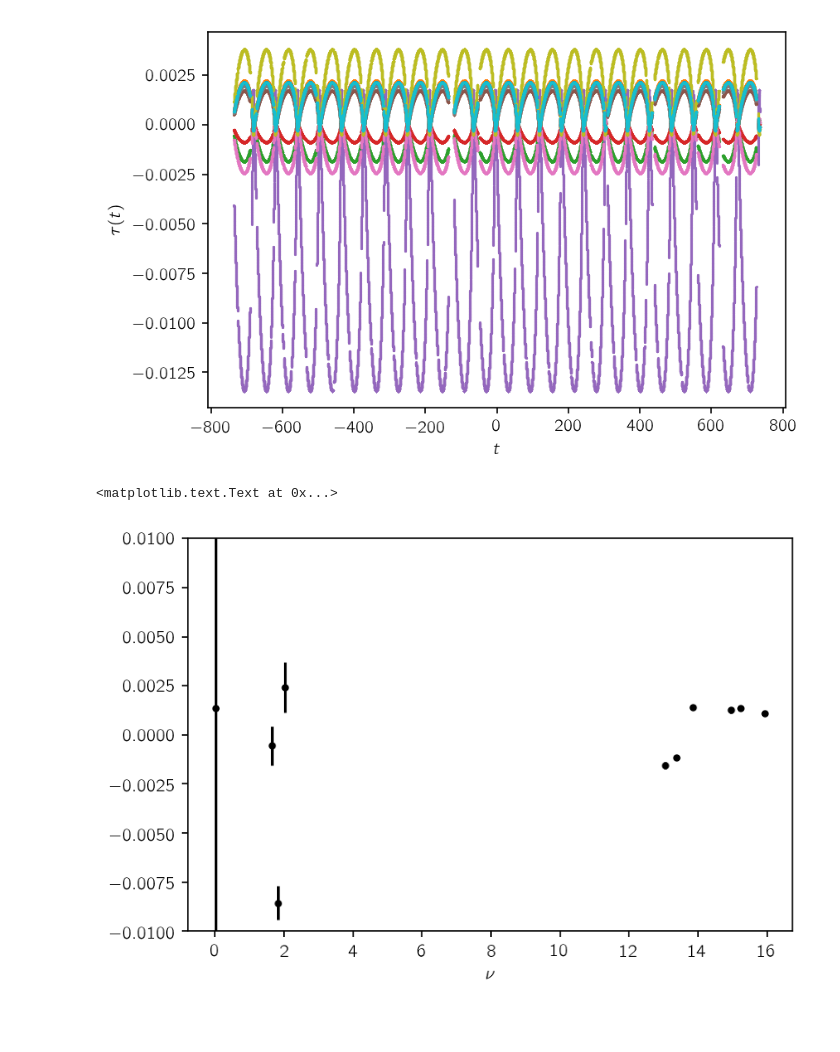
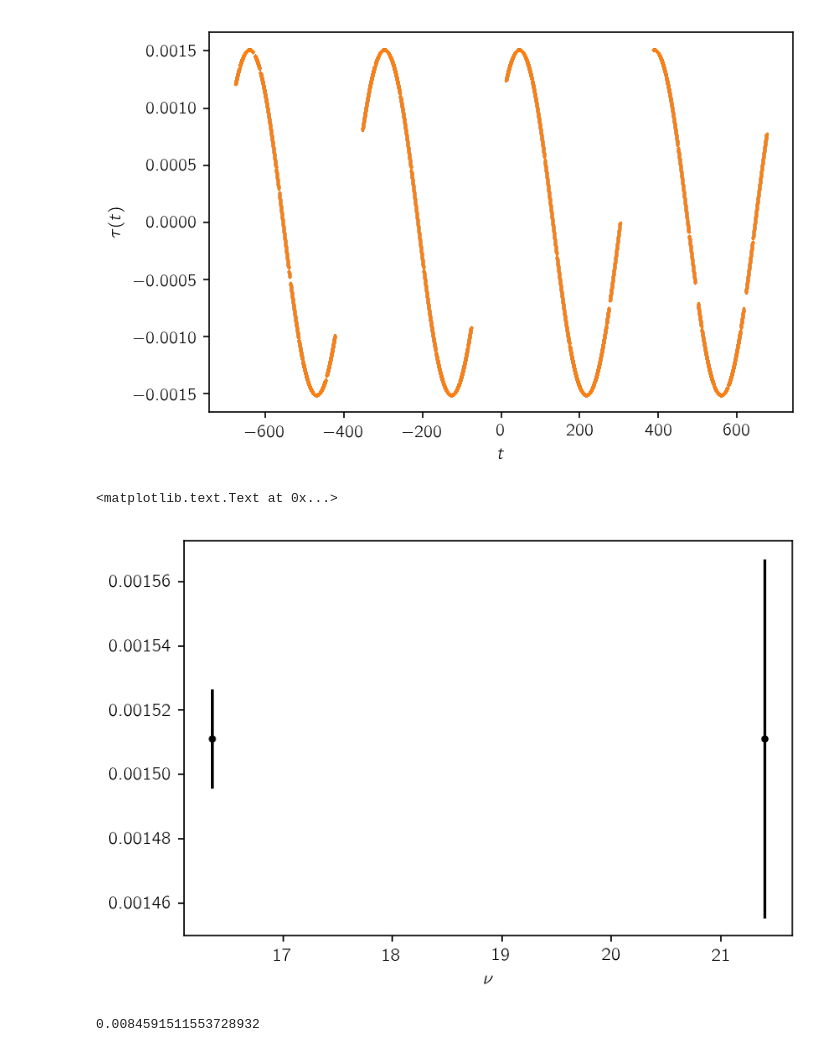
Before and after one commit to SimonJMurphy/maelstrom, a Jupyter notebook: new_demo.ipynb, the cells around one changed output. Cells and saved outputs as stored; diff of their text form; code cells hidden in the pictures; blank space fills up the shorter version.

```diff
--- a/new_demo.ipynb
+++ b/new_demo.ipynb
@@ -12,7 +13,8 @@ import matplotlib.pyplot as plt
 
 from maelstrom.maelstrom import Maelstrom
 # %%
-kicid = 6862920
+# kicid = 6862920
+kicid = 11754974
 
 data = np.loadtxt("data/kic{0}_lc.txt".format(kicid))
 fulltimes = data[:, 0] # days
@@ -35,3 +37,13 @@ tp = orb_params["t_p"] - tmid
 e = orb_params["e"]
 varpi = orb_params["varpi"]
 a1d = a1/86400.0
+# %%
+tmax = times.max()
+tmin = times.min()
+dt = np.median(np.diff(times))
+df = 1.0 / (tmax - tmin)
+ny = 0.5 / dt
+
+freq = np.arange(df, 2 * ny, df)
+print(df, freq.shape)
+power = LombScargle(times, dmmags).power(freq)
@@ -37,0 +52,20 @@ a1d = a1/86400.0
+# %%
+# Find and fit peaks
+max_peaks = len(nu_arr)
+peak_inds = (power[1:-1] > power[:-2]) & (power[1:-1] > power[2:])
+peak_inds = np.arange(1, len(power)-1)[peak_inds]
+peak_inds = peak_inds[np.argsort(power[peak_inds])][::-1]
+peaks = []
+for j in range(max_peaks):
+    i = peak_inds[0]
+    freq0 = freq[i]
+    alias = 2.0*ny - freq0
+
+    m = np.abs(freq[peak_inds] - alias) > 10*df
+    m &= np.abs(freq[peak_inds] - freq0) > 10*df
+
+    peak_inds = peak_inds[m]
+    peaks.append((freq0, power[i]))
+
+peaks = np.array(peaks)
+peaks
@@ -38,6 +93,7 @@ a1d = a1/86400.0
 # %%
-model = Maelstrom(times, dmmags, nu_arr)
-model.init_from_orbit(period=porb, lighttime=a1d, tref=tp, eccen=e, varpi=varpi)
+model = Maelstrom(times, dmmags, peaks[:, 0])
+model.init_from_orbit(period=porb, lighttime=a1d, tref=tp, eccen=0.1)
+                      # eccen=e, varpi=varpi)
 # %%
 model.get_session().run(model.chi2)
 # %% [output]
@@ -84,13 +175,18 @@ plt.plot(times, model.run(model.tau), ".", ms=1)
 plt.ylabel(r"$\tau(t)$")
 plt.xlabel("$t$");
 # %% [output]
-[figure, old version]
+[figure, new version]
 # %%
-lt, lt_err = model.get_lighttime_estimates()
+lt, lt_ivar = model.get_lighttime_estimates()
+lt_err = np.sqrt(1./lt_ivar)
 nu = model.run(model.nu)
 plt.errorbar(nu, lt, yerr=lt_err, fmt="k.")
-plt.ylim(-0.01, 0.01)
+# plt.ylim(-0.01, 0.01)
 plt.xlabel(r"$\nu$")
 # %% [output]
 <matplotlib.text.Text at 0x...>
-[figure, old version]
+[figure, new version]
+# %%
+model.run(model.eccen)
+# %% [output]
+0.0084591511553728932
```
Also changed, not shown: parts of 19 cells of this notebook, 1 other file.
